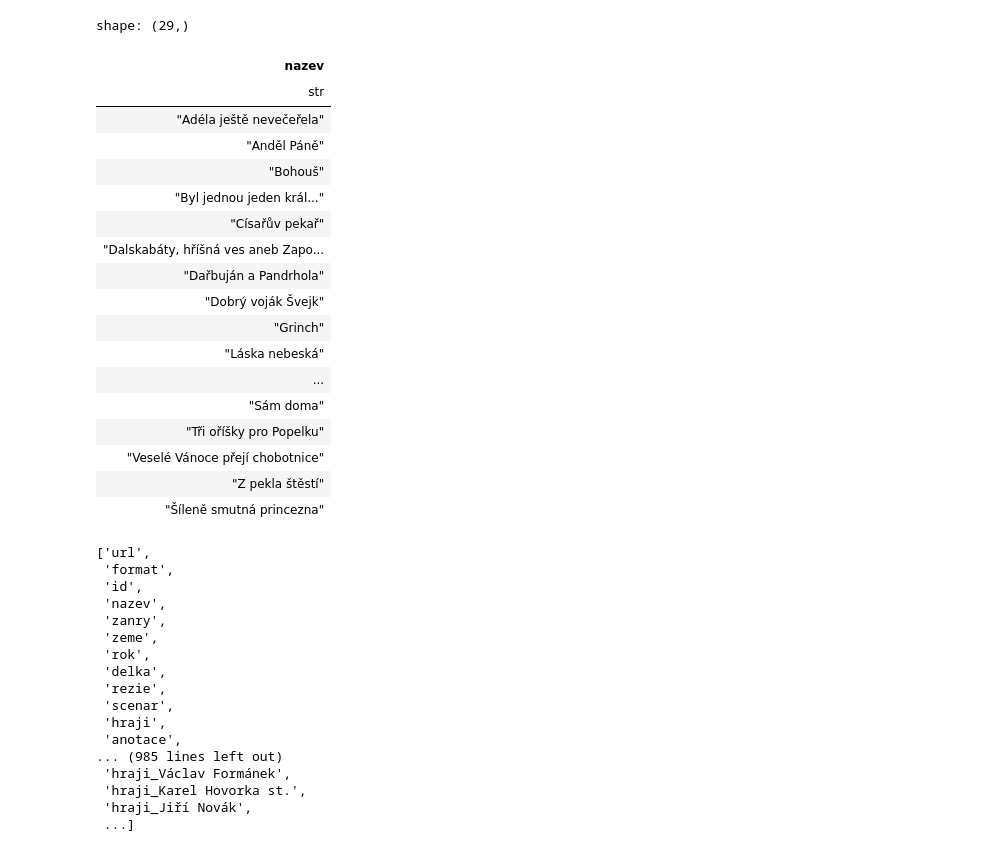
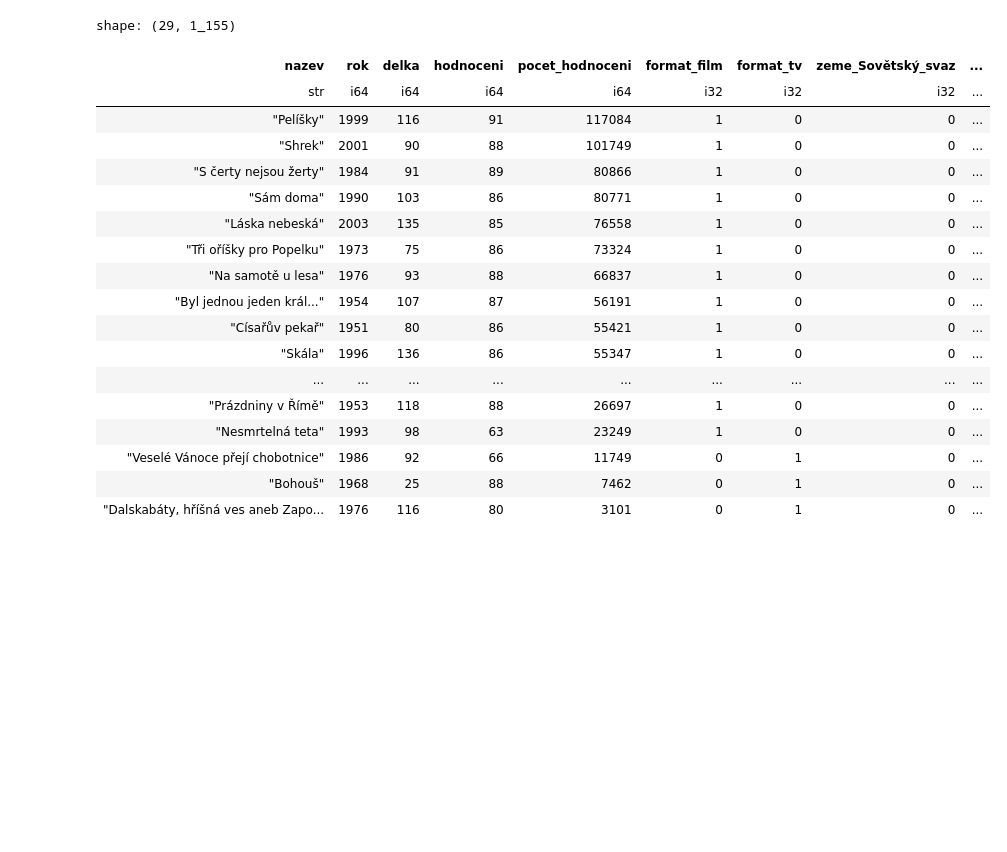
Before and after one commit to DataRozhlas/televizni-programy, a Jupyter notebook: 904b_vanocni_filmy_zkrouhnuti.ipynb, the cells around one changed output. Drawn from its saved outputs; the diff is of its cells as text; code cells hidden in the pictures; blank space fills up the shorter version.

Commit message:
data pro model: jemná granulace

```diff
--- a/904b_vanocni_filmy_zkrouhnuti.ipynb
+++ b/904b_vanocni_filmy_zkrouhnuti.ipynb
@@ -227,11 +227,13 @@ seznamove_sloupce = ['zeme','zanry','rezie','scenar','hraji']
 for s in neseznamove_sloupce:
     seznam_moznosti = df_pro_model.select(pl.col(s)).unique().to_series().to_list()
     for m in seznam_moznosti:
-        df_pro_model = df_pro_model.with_columns(pl.lit(None).alias(f'{s}_{m}'))
-        df_pro_model = df_pro_model.with_columns(pl.when(pl.col(s) == m).then(pl.lit(1)).otherwise(pl.col(f'{s}_{m}')).alias(f'{s}_{m}'))
+        nazev = f'{s}_{m}'.replace(' ','_')
+        df_pro_model = df_pro_model.with_columns(pl.lit(None).alias(nazev))
+        df_pro_model = df_pro_model.with_columns(pl.when(pl.col(s) == m).then(pl.lit(1)).otherwise(pl.col(nazev)).alias(nazev))
 for s in seznamove_sloupce:
     seznam_moznosti = df_pro_model.explode(s).select(pl.col(s)).unique().to_series().to_list()
     for m in seznam_moznosti:
-        df_pro_model = df_pro_model.with_columns(pl.lit(None).alias(f'{s}_{m}'))
-        df_pro_model = df_pro_model.with_columns(pl.when(pl.col(s).list.contains(m)).then(pl.lit(1)).otherwise(pl.col(f'{s}_{m}')).alias(f'{s}_{m}'))
-df_pro_model = df_pro_model.fill_null(0)
+        nazev = f'{s}_{m}'.replace(' ','_')
+        df_pro_model = df_pro_model.with_columns(pl.lit(None).alias(nazev))
+        df_pro_model = df_pro_model.with_columns(pl.when(pl.col(s).list.contains(m)).then(pl.lit(1)).otherwise(pl.col(nazev)).alias(nazev))
+df_pro_model = df_pro_model.fill_null(0).drop(["url","format",'id','zanry','zeme','rezie','scenar','hraji','anotace'])
@@ -240,42 +239,0 @@ df_pro_model.write_ndjson("data/vanocni_filmy_pro_model.json")
-# %%
-df_pro_model.select(pl.col("nazev")).sort(by="nazev").to_series()
-# %% [output]
-shape: (29,)
-| nazev |
-| str |
-| "Adéla ještě nevečeřela" |
-| "Anděl Páně" |
-| "Bohouš" |
-| "Byl jednou jeden král..." |
-| "Císařův pekař" |
-| "Dalskabáty, hříšná ves aneb Zapo... |
-| "Dařbuján a Pandrhola" |
-| "Dobrý voják Švejk" |
-| "Grinch" |
-| "Láska nebeská" |
-| ... |
-| "Sám doma" |
-| "Tři oříšky pro Popelku" |
-| "Veselé Vánoce přejí chobotnice" |
-| "Z pekla štěstí" |
-| "Šíleně smutná princezna" |
-# %%
-df_pro_model.columns
-# %% [output]
-['url',
- 'format',
- 'id',
- 'nazev',
- 'zanry',
- 'zeme',
- 'rok',
- 'delka',
- 'rezie',
- 'scenar',
- 'hraji',
- 'anotace',
-... (985 lines left out)
- 'hraji_Václav Formánek',
- 'hraji_Karel Hovorka st.',
- 'hraji_Jiří Novák',
- ...]
@@ -281,0 +244,22 @@ df_pro_model.columns
+# %%
+df_pro_model
+# %% [output]
+shape: (29, 1_155)
+| nazev | rok | delka | hodnoceni | pocet_hodnoceni | format_film | format_tv | zeme_Sovětský_svaz | ... |
+| str | i64 | i64 | i64 | i64 | i32 | i32 | i32 | ... |
+| "Pelíšky" | 1999 | 116 | 91 | 117084 | 1 | 0 | 0 | ... |
+| "Shrek" | 2001 | 90 | 88 | 101749 | 1 | 0 | 0 | ... |
+| "S čerty nejsou žerty" | 1984 | 91 | 89 | 80866 | 1 | 0 | 0 | ... |
+| "Sám doma" | 1990 | 103 | 86 | 80771 | 1 | 0 | 0 | ... |
+| "Láska nebeská" | 2003 | 135 | 85 | 76558 | 1 | 0 | 0 | ... |
+| "Tři oříšky pro Popelku" | 1973 | 75 | 86 | 73324 | 1 | 0 | 0 | ... |
+| "Na samotě u lesa" | 1976 | 93 | 88 | 66837 | 1 | 0 | 0 | ... |
+| "Byl jednou jeden král..." | 1954 | 107 | 87 | 56191 | 1 | 0 | 0 | ... |
+| "Císařův pekař" | 1951 | 80 | 86 | 55421 | 1 | 0 | 0 | ... |
+| "Skála" | 1996 | 136 | 86 | 55347 | 1 | 0 | 0 | ... |
+| ... | ... | ... | ... | ... | ... | ... | ... | ... |
+| "Prázdniny v Římě" | 1953 | 118 | 88 | 26697 | 1 | 0 | 0 | ... |
+| "Nesmrtelná teta" | 1993 | 98 | 63 | 23249 | 1 | 0 | 0 | ... |
+| "Veselé Vánoce přejí chobotnice" | 1986 | 92 | 66 | 11749 | 0 | 1 | 0 | ... |
+| "Bohouš" | 1968 | 25 | 88 | 7462 | 0 | 1 | 0 | ... |
+| "Dalskabáty, hříšná ves aneb Zapo... | 1976 | 116 | 80 | 3101 | 0 | 1 | 0 | ... |
```
Also changed, not shown: parts of 7 cells of this notebook, 9 other files.
